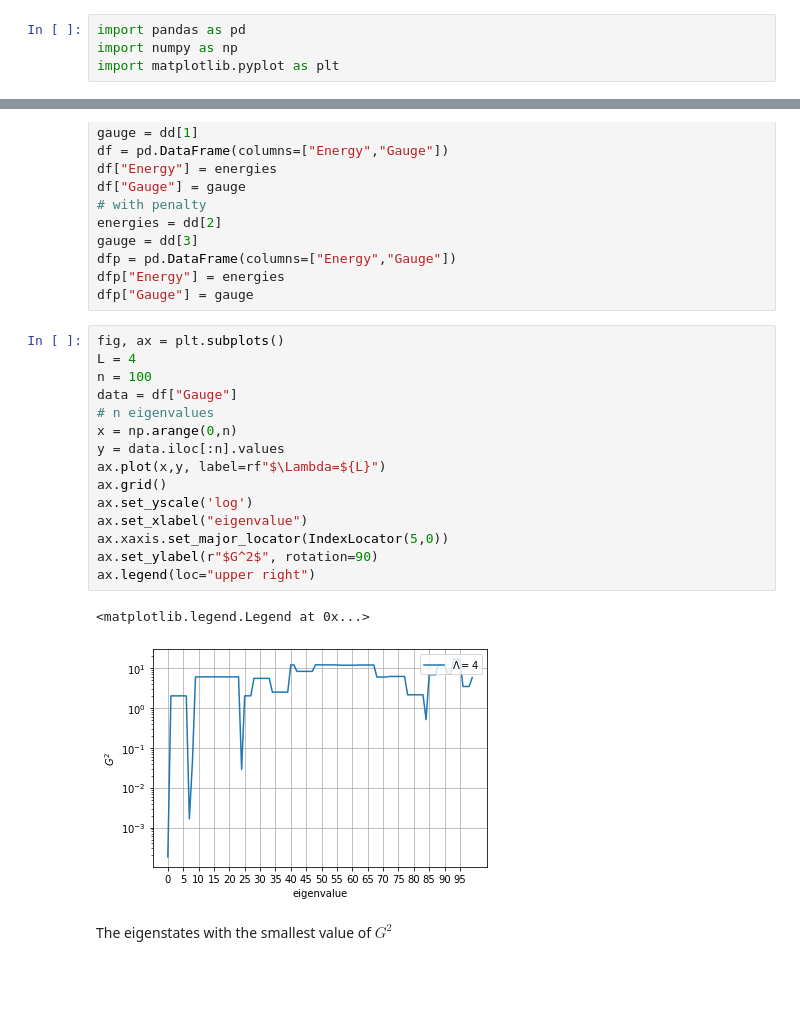
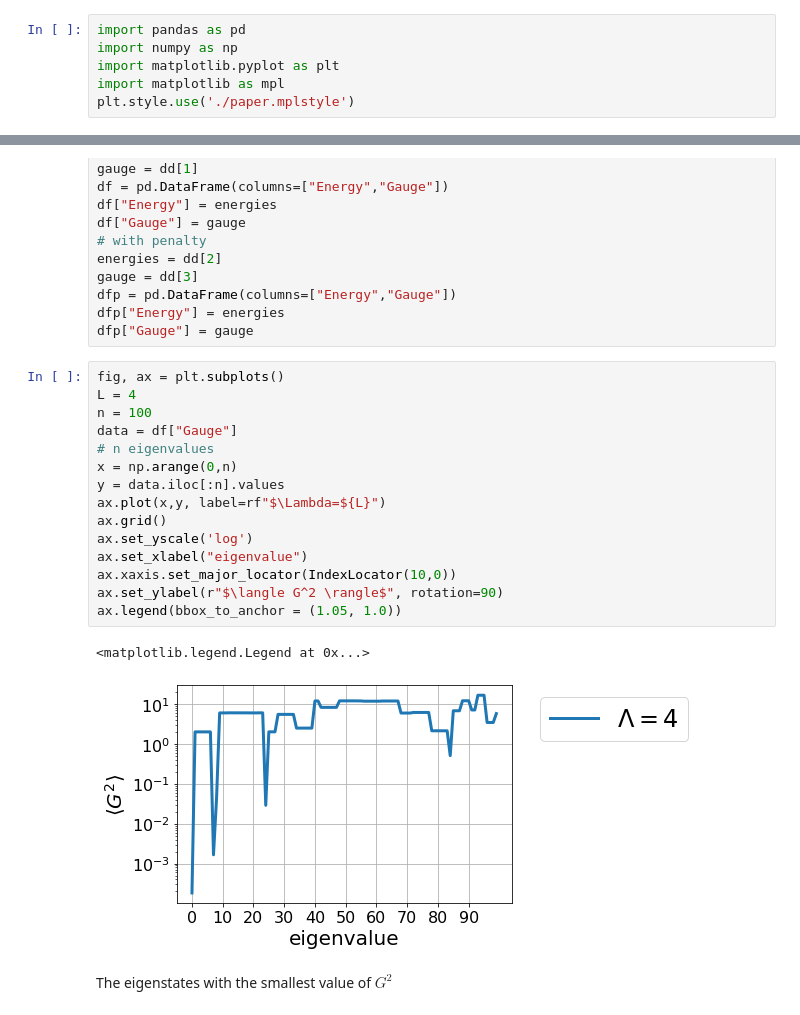
Before and after one commit to erinaldi/bmn2-qutip, a Jupyter notebook: notebooks/plots.ipynb, the cells around one changed output, grey strips where cells are left out. Saved outputs shown, nothing was run; the diff lists cells and outputs as text; blank space fills up the shorter version.

```diff
--- a/notebooks/plots.ipynb
+++ b/notebooks/plots.ipynb
@@ -4,6 +4,8 @@
 import pandas as pd
 import numpy as np
 import matplotlib.pyplot as plt
+import matplotlib as mpl
+plt.style.use('./paper.mplstyle')
 # %% [markdown]
 ## Load data at fixed coupling
 
@@ -146,21 +166,21 @@ dfp["Gauge"] = gauge
 # %%
 fig, ax = plt.subplots()
 L = 4
 n = 100
 data = df["Gauge"]
 # n eigenvalues
 x = np.arange(0,n)
 y = data.iloc[:n].values
 ax.plot(x,y, label=rf"$\Lambda=${L}")
 ax.grid()
 ax.set_yscale('log')
 ax.set_xlabel("eigenvalue")
-ax.xaxis.set_major_locator(IndexLocator(5,0))
-ax.set_ylabel(r"$G^2$", rotation=90)
-ax.legend(loc="upper right")
+ax.xaxis.set_major_locator(IndexLocator(10,0))
+ax.set_ylabel(r"$\langle G^2 \rangle$", rotation=90)
+ax.legend(bbox_to_anchor = (1.05, 1.0))
 # %% [output]
 <matplotlib.legend.Legend at 0x...>
-[figure, old version]
+[figure, new version]
 # %% [markdown]
 The eigenstates with the smallest value of $G^2$
 # %%
```
Also changed, not shown: parts of 33 cells of this notebook, 7 other files.
